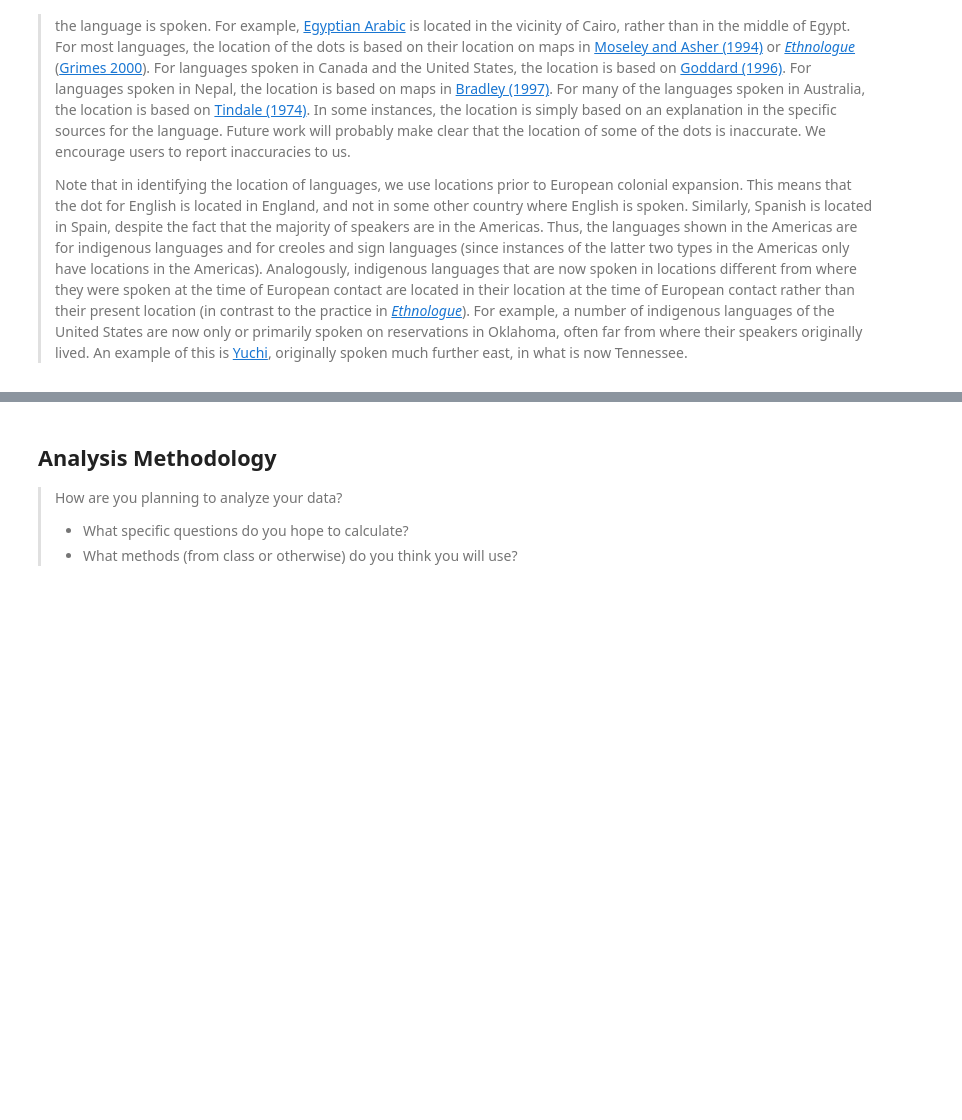
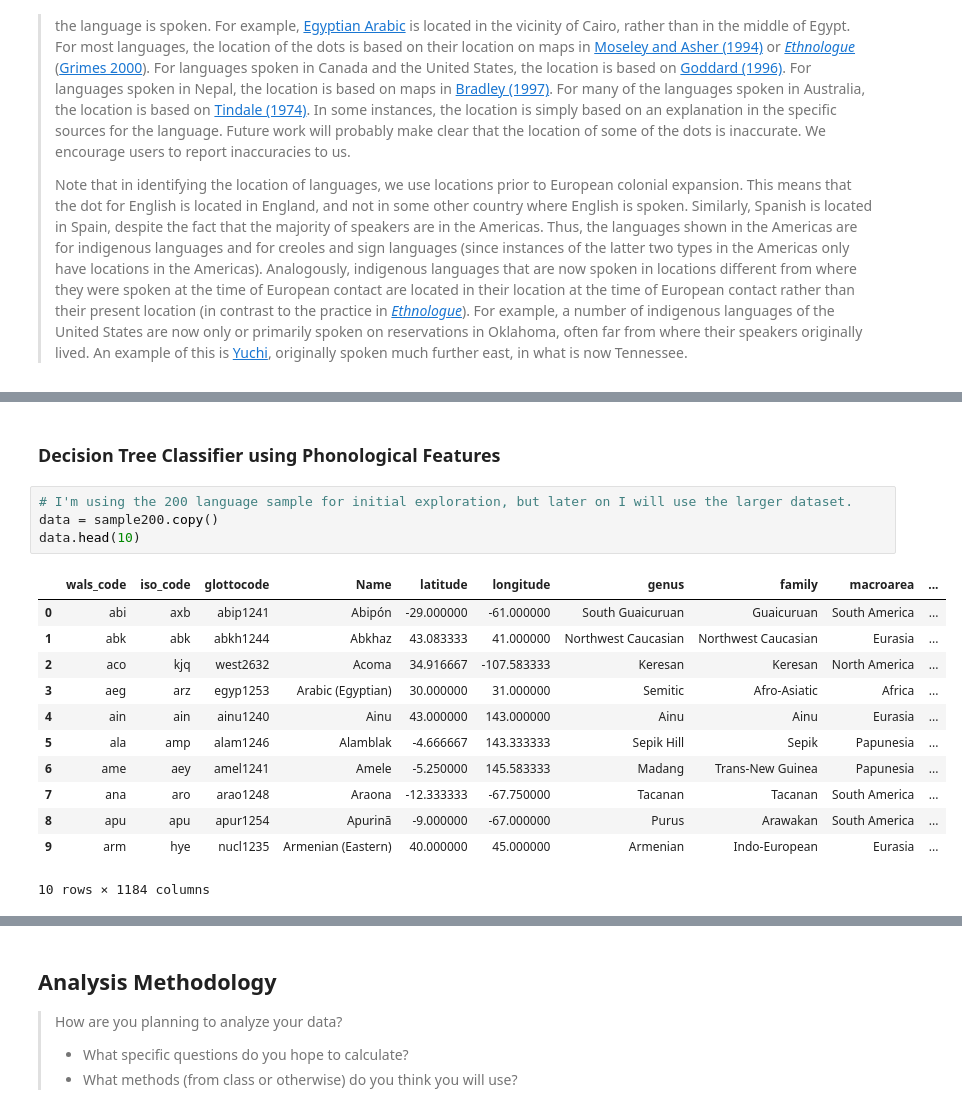
Before and after one commit to pngyn/ds-project, a Jupyter notebook: 02-Milestone.ipynb, the cells around one changed output, grey strips where cells are left out. Drawn from its saved outputs; the diff is of its cells as text; folded sections open; blank space fills up the shorter version.

Commit message:
Added family-classification analysis to Milestone notebook.

```diff
--- a/02-Milestone.ipynb
+++ b/02-Milestone.ipynb
@@ -337,3 +341,22 @@ plt.show()
 [figure]
 [figure]
 [figure]
+# %% [markdown]
+### Decision Tree Classifier using Phonological Features
+# %%
+# I'm using the 200 language sample for initial exploration, but later on I will use the larger dataset.
+data = sample200.copy()
+data.head(10)
+# %% [output]
+|  | wals_code | iso_code | glottocode | Name | latitude | longitude | genus | family | macroarea | ... |
+| 0 | abi | axb | abip1241 | Abipón | -29.000000 | -61.000000 | South Guaicuruan | Guaicuruan | South America | ... |
+| 1 | abk | abk | abkh1244 | Abkhaz | 43.083333 | 41.000000 | Northwest Caucasian | Northwest Caucasian | Eurasia | ... |
+| 2 | aco | kjq | west2632 | Acoma | 34.916667 | -107.583333 | Keresan | Keresan | North America | ... |
+| 3 | aeg | arz | egyp1253 | Arabic (Egyptian) | 30.000000 | 31.000000 | Semitic | Afro-Asiatic | Africa | ... |
+| 4 | ain | ain | ainu1240 | Ainu | 43.000000 | 143.000000 | Ainu | Ainu | Eurasia | ... |
+| 5 | ala | amp | alam1246 | Alamblak | -4.666667 | 143.333333 | Sepik Hill | Sepik | Papunesia | ... |
+| 6 | ame | aey | amel1241 | Amele | -5.250000 | 145.583333 | Madang | Trans-New Guinea | Papunesia | ... |
+| 7 | ana | aro | arao1248 | Araona | -12.333333 | -67.750000 | Tacanan | Tacanan | South America | ... |
+| 8 | apu | apu | apur1254 | Apurinã | -9.000000 | -67.000000 | Purus | Arawakan | South America | ... |
+| 9 | arm | hye | nucl1235 | Armenian (Eastern) | 40.000000 | 45.000000 | Armenian | Indo-European | Eurasia | ... |
+10 rows × 1184 columns
```
Also changed, not shown: parts of 13 cells of this notebook.
